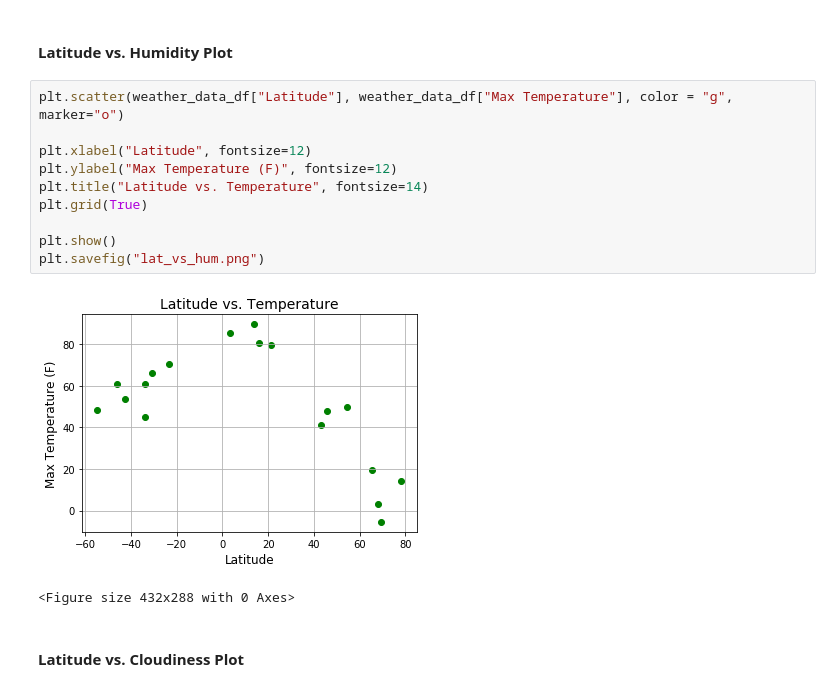
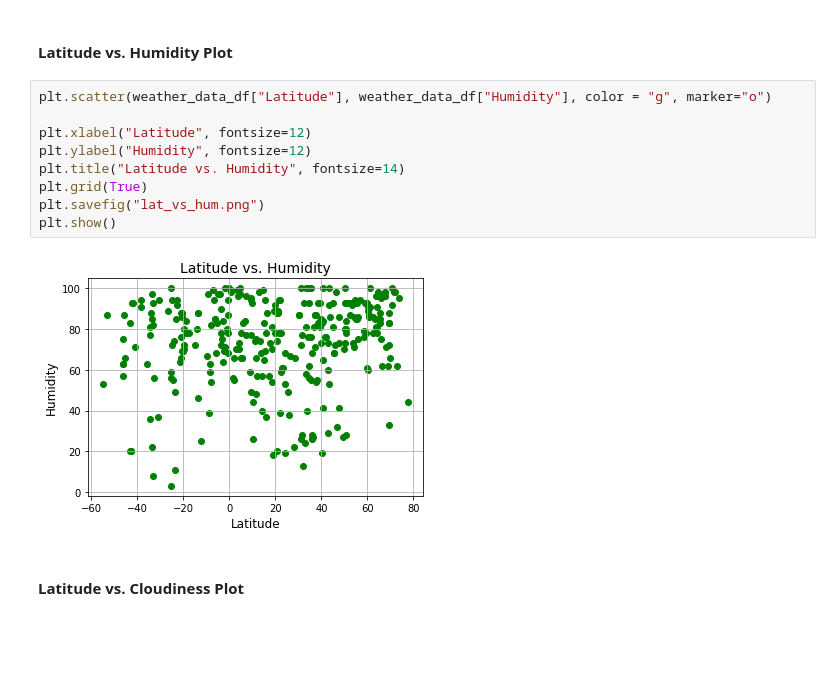
Before and after one commit to suealexa/python-api-challenge, a Jupyter notebook: weatherpy/weatherpy.ipynb, the cells around one changed output. Drawn from its saved outputs; the diff is of its cells as text; blank space fills up the shorter version.

```diff
--- a/weatherpy/weatherpy.ipynb
+++ b/weatherpy/weatherpy.ipynb
@@ -151,18 +164,16 @@ plt.show()
 # %% [markdown]
 #### Latitude vs. Humidity Plot
 # %%
-plt.scatter(weather_data_df["Latitude"], weather_data_df["Max Temperature"], color = "g", marker="o")
+plt.scatter(weather_data_df["Latitude"], weather_data_df["Humidity"], color = "g", marker="o")
 
 plt.xlabel("Latitude", fontsize=12)
-plt.ylabel("Max Temperature (F)", fontsize=12)
-plt.title("Latitude vs. Temperature", fontsize=14)
+plt.ylabel("Humidity", fontsize=12)
+plt.title("Latitude vs. Humidity", fontsize=14)
 plt.grid(True)
-
+plt.savefig("lat_vs_hum.png")
 plt.show()
-plt.savefig("lat_vs_hum.png")
 # %% [output]
-[figure, old version]
+[figure, new version]
-<Figure size 432x288 with 0 Axes>
 # %% [markdown]
 #### Latitude vs. Cloudiness Plot
 # %%
```
Also changed, not shown: parts of 5 cells of this notebook, 6 other files.
